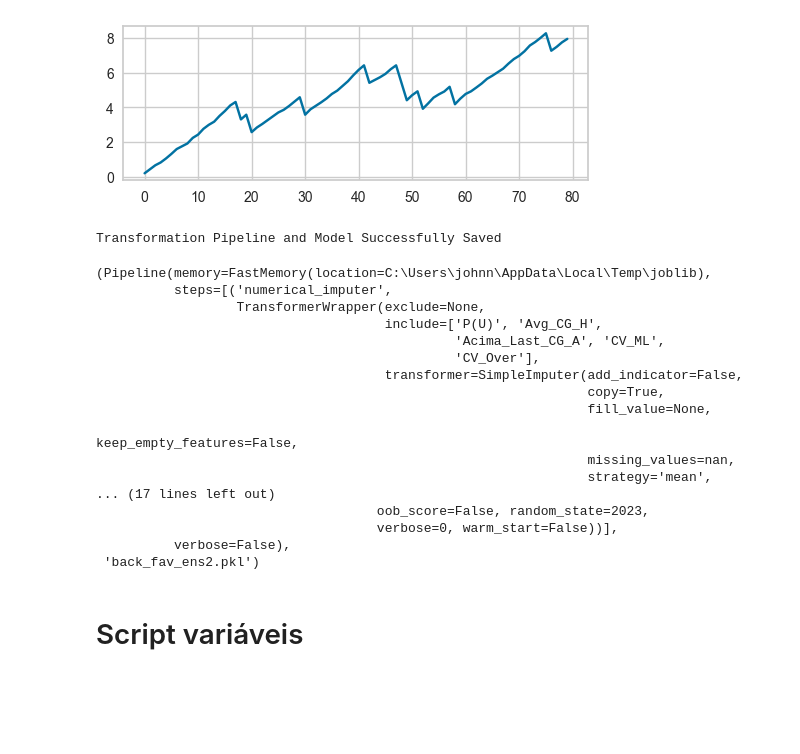
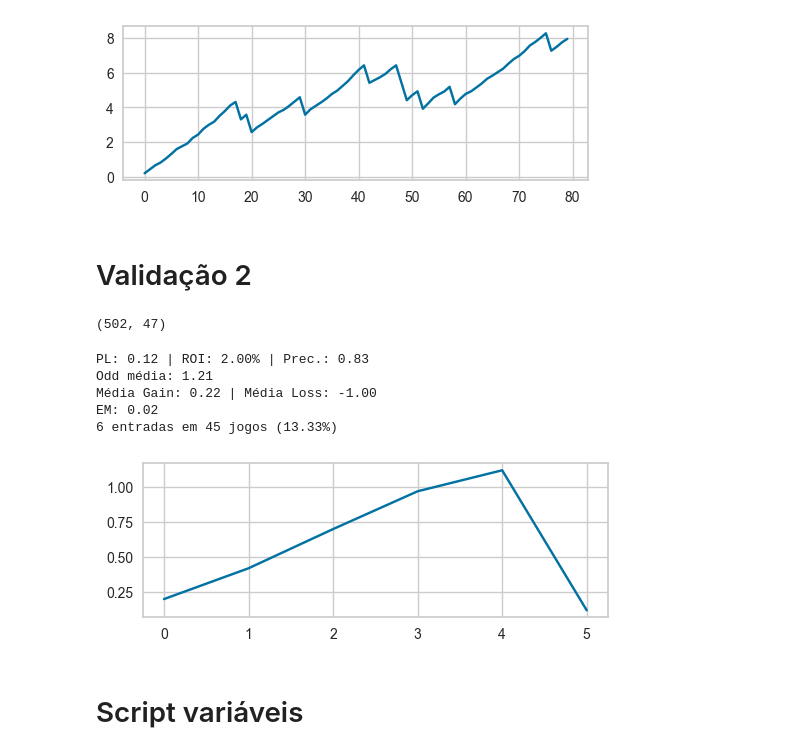
Before and after one commit to johnn1sbo3s/nfl_models, a Jupyter notebook: ML/back_fav/back_fav.ipynb, the cells around one changed output. Drawn from its saved outputs; the diff is of its cells as text; code cells hidden in the pictures; blank space fills up the shorter version.

Commit message:
att: dataset de jogos

```diff
--- a/ML/back_fav/back_fav.ipynb
+++ b/ML/back_fav/back_fav.ipynb
@@ -7,6 +7,8 @@ sys.path.append('../../scripts')
 from PreparaDataset import *
 # %%
 data = pd.read_csv('../../data/NFL.csv')
+# %%
+data = data[data['Date'] < '2023-05-01']
 # %%
 dataframe = prepara_df(data)
 
@@ -260,24 +262,9 @@ EM: 0.10
 [figure]
 # %%
 df_teste.to_excel('teste.xlsx', index=True)
-# %%
-save_model(ensembled2, 'back_fav_ens2')
-# %% [output]
-Transformation Pipeline and Model Successfully Saved
-(Pipeline(memory=FastMemory(location=C:\Users\johnn\AppData\Local\Temp\joblib),
-          steps=[('numerical_imputer',
-                  TransformerWrapper(exclude=None,
-                                     include=['P(U)', 'Avg_CG_H',
-                                              'Acima_Last_CG_A', 'CV_ML',
-                                              'CV_Over'],
-                                     transformer=SimpleImputer(add_indicator=False,
-                                                               copy=True,
-                                                               fill_value=None,
-                                                               keep_empty_features=False,
-                                                               missing_values=nan,
-                                                               strategy='mean',
-... (17 lines left out)
-                                    oob_score=False, random_state=2023,
-                                    verbose=0, warm_start=False))],
-          verbose=False),
- 'back_fav_ens2.pkl')
+# %% [markdown]
+# Validação 2
+# %%
+val2.shape
+# %% [output]
+(502, 47)
@@ -284,3 +273,31 @@ Transformation Pipeline and Model Successfully Saved
+# %%
+val2 = pd.read_csv('../../data/NFL.csv')
+
+val2 = prepara_df(val2)
+
+val2.loc[((val2['Odds_H'] < val2['Odds_A']) & (val2['Back_Home'] == 1)), 'Back_Favorito'] = 1
+val2.loc[((val2['Odds_H'] < val2['Odds_A']) & (val2['Back_Home'] == 0)), 'Back_Favorito'] = 0
+val2.loc[((val2['Odds_H'] > val2['Odds_A']) & (val2['Back_Away'] == 1)), 'Back_Favorito'] = 1
+val2.loc[((val2['Odds_H'] > val2['Odds_A']) & (val2['Back_Away'] == 0)), 'Back_Favorito'] = 0
+
+val2.loc[(val2['Odds_H'] <= val2['Odds_A']), 'odds'] = val2['Odds_H']
+val2.loc[(val2['Odds_H'] > val2['Odds_A']), 'odds'] = val2['Odds_A']
+
+val2 = val2[val2['Date'] > '2023-03-01']
+
+# val2 = val2[(val2['odds'] > 1.4)]
+
+val2.dropna(inplace=True)
+val2.reset_index(drop=True, inplace=True)
+# %%
+df_comp = info_modelo(ensembled2, val2)
+# %% [output]
+PL: 0.12 | ROI: 2.00% | Prec.: 0.83
+Odd média: 1.21
+Média Gain: 0.22 | Média Loss: -1.00
+EM: 0.02
+6 entradas em 45 jogos (13.33%)
+[figure, added]
 # %% [markdown]
 # Script variáveis
 # %%
```
Also changed, not shown: parts of 2 cells of this notebook, 5 other files.
